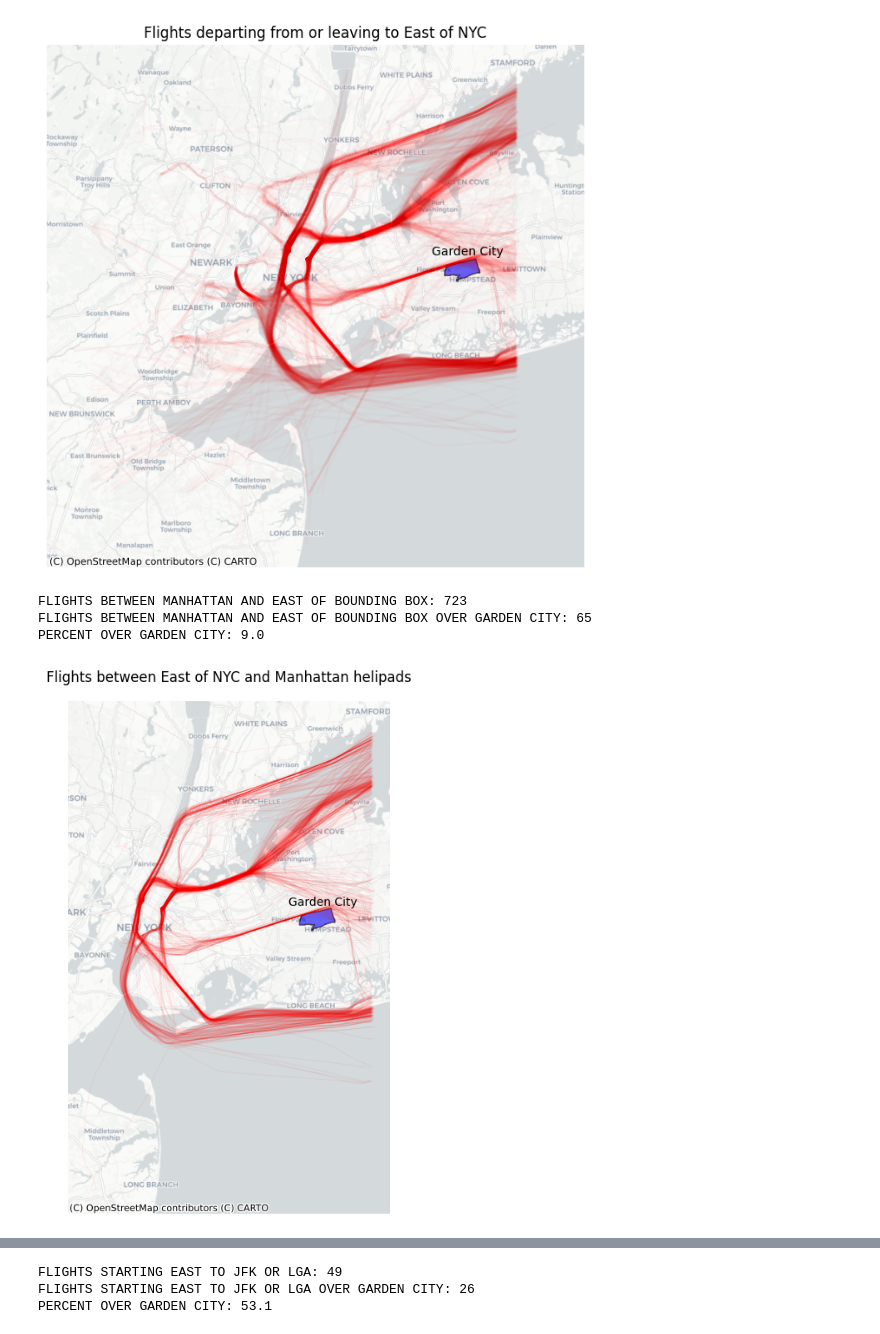
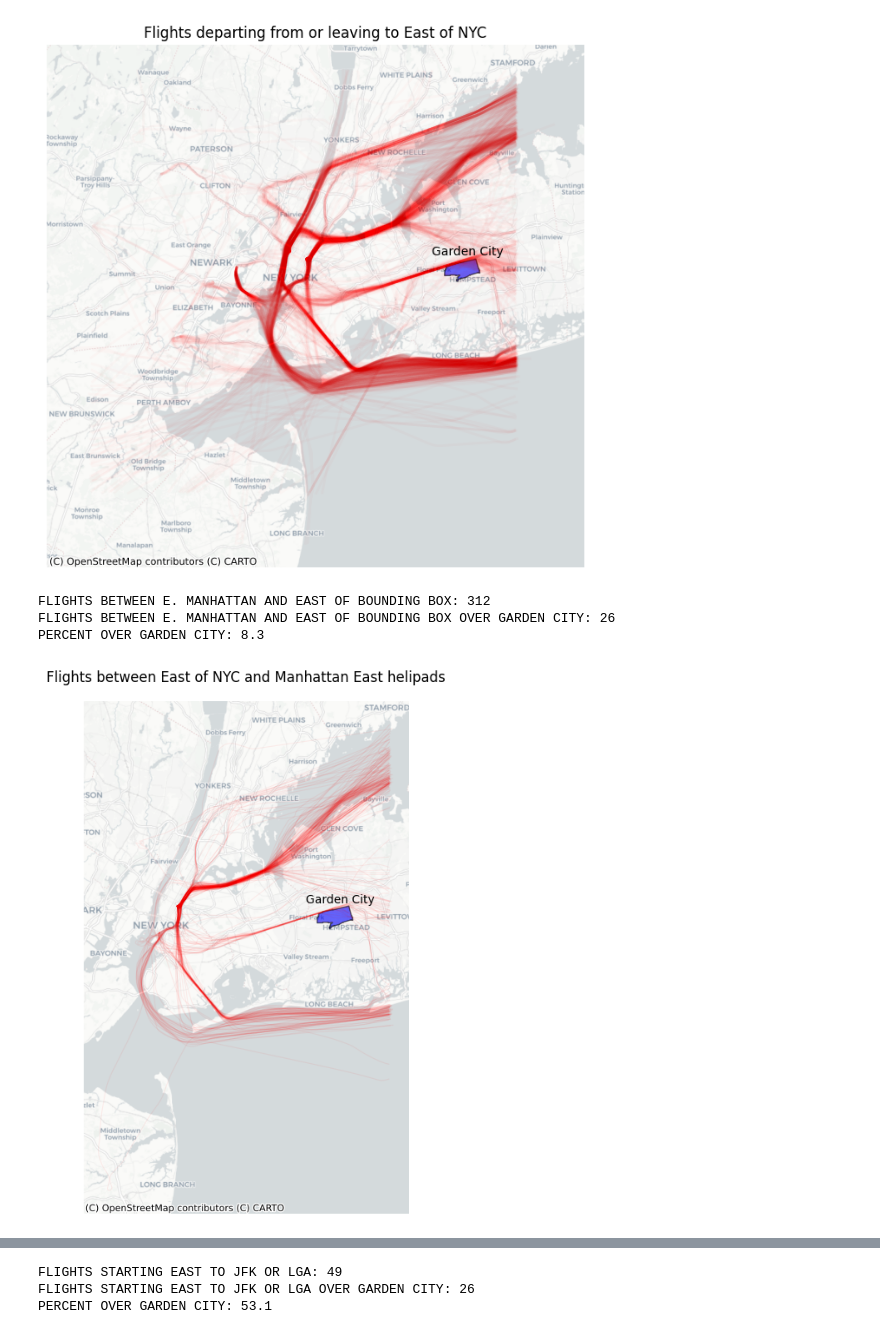
Before and after one commit to NewYorkCityCouncil/helicopter-webpage, a Jupyter notebook: code/03_reinvestigate_flights.ipynb, the cells around one changed output, grey strips where cells are left out. Cells and saved outputs as stored; diff of their text form; code cells hidden in the pictures.

```diff
--- a/code/03_reinvestigate_flights.ipynb
+++ b/code/03_reinvestigate_flights.ipynb
@@ -207,43 +207,43 @@ PERCENT OVER GARDEN CITY: 11.4
 # Map Flights east of NYC that end at now-off-limits heliports
 # print(flights_east['flight_end_heliport_name'].value_counts())
 
-manhattan_heliports = ['West 30th Street Heliport', 'East 34th Street Heliport', 'Downtown Manhattan Heliport']
+manhattan_heliports = ['East 34th Street Heliport', 'Downtown Manhattan Heliport']
 
 flights_east_to_manhattan = flights_east[(flights_east['flight_end_heliport_name'].isin(manhattan_heliports)) | flights_east['flight_start_heliport_name'].isin(manhattan_heliports)]
 flights_east_to_manhattan_map = flights_east_to_manhattan.to_crs(epsg=3857)
 
-print(f"FLIGHTS BETWEEN MANHATTAN AND EAST OF BOUNDING BOX: {len(flights_east_to_manhattan)}")
-print(f"FLIGHTS BETWEEN MANHATTAN AND EAST OF BOUNDING BOX OVER GARDEN CITY: {flights_east_to_manhattan['thru_garden_city'].sum()}")
+print(f"FLIGHTS BETWEEN E. MANHATTAN AND EAST OF BOUNDING BOX: {len(flights_east_to_manhattan)}")
+print(f"FLIGHTS BETWEEN E. MANHATTAN AND EAST OF BOUNDING BOX OVER GARDEN CITY: {flights_east_to_manhattan['thru_garden_city'].sum()}")
 print(f"PERCENT OVER GARDEN CITY: {round(flights_east_to_manhattan['thru_garden_city'].sum() / len(flights_east_to_manhattan) * 100,1)}")
 
 fig, ax = plt.subplots(figsize=(8,8))
 
 # Plot lines
 flights_east_to_manhattan_map.plot(
     ax=ax,
     linewidth=0.8,
     color="red",
     alpha=0.06
 )
 
 # Plot Garden City
 garden_city_for_map.plot(ax=ax, color='blue', alpha=0.6, edgecolor='black')
 
 # Add label for Garden City
 row = garden_city_for_map.iloc[0]
 point = row.geometry.representative_point()
 ax.annotate("Garden City", xy=(point.x, point.y), xytext=(5,20), textcoords="offset points", ha="center", va="top")
 
 cx.add_basemap(
     ax,
     source=cx.providers.CartoDB.Positron  # clean NYC basemap
 )
 
 ax.set_axis_off()
-ax.set_title("Flights between East of NYC and Manhattan helipads")
+ax.set_title("Flights between East of NYC and Manhattan East helipads")
 plt.show()
 # %% [output]
-FLIGHTS BETWEEN MANHATTAN AND EAST OF BOUNDING BOX: 723
-FLIGHTS BETWEEN MANHATTAN AND EAST OF BOUNDING BOX OVER GARDEN CITY: 65
-PERCENT OVER GARDEN CITY: 9.0
+FLIGHTS BETWEEN E. MANHATTAN AND EAST OF BOUNDING BOX: 312
+FLIGHTS BETWEEN E. MANHATTAN AND EAST OF BOUNDING BOX OVER GARDEN CITY: 26
+PERCENT OVER GARDEN CITY: 8.3
-[figure, old version]
+[figure, new version]
```
Also changed, not shown: parts of 1 cell of this notebook.
